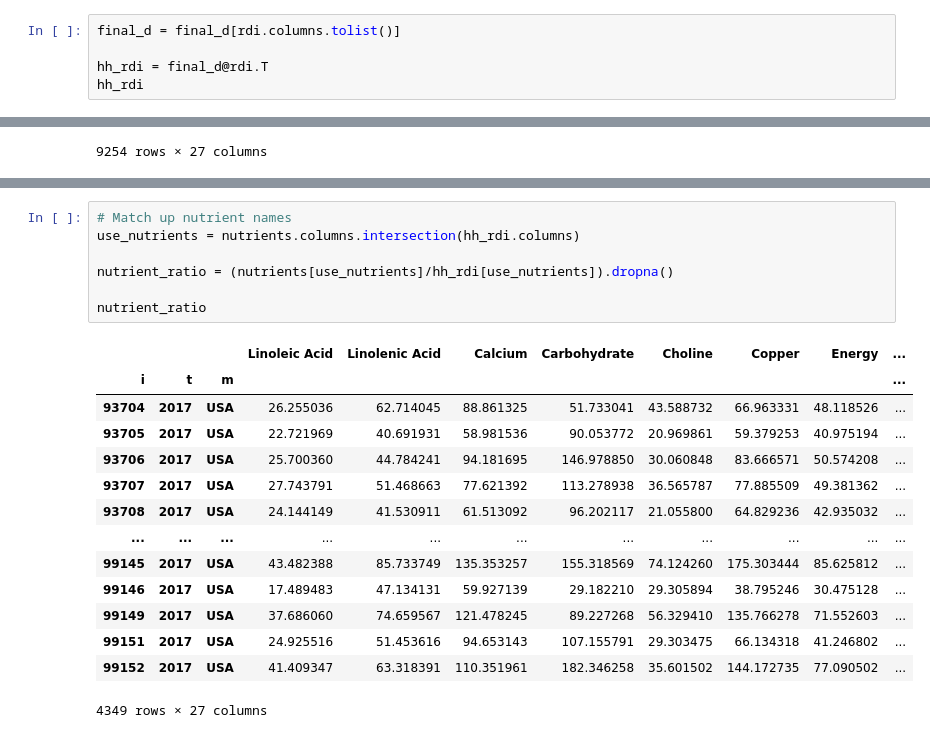
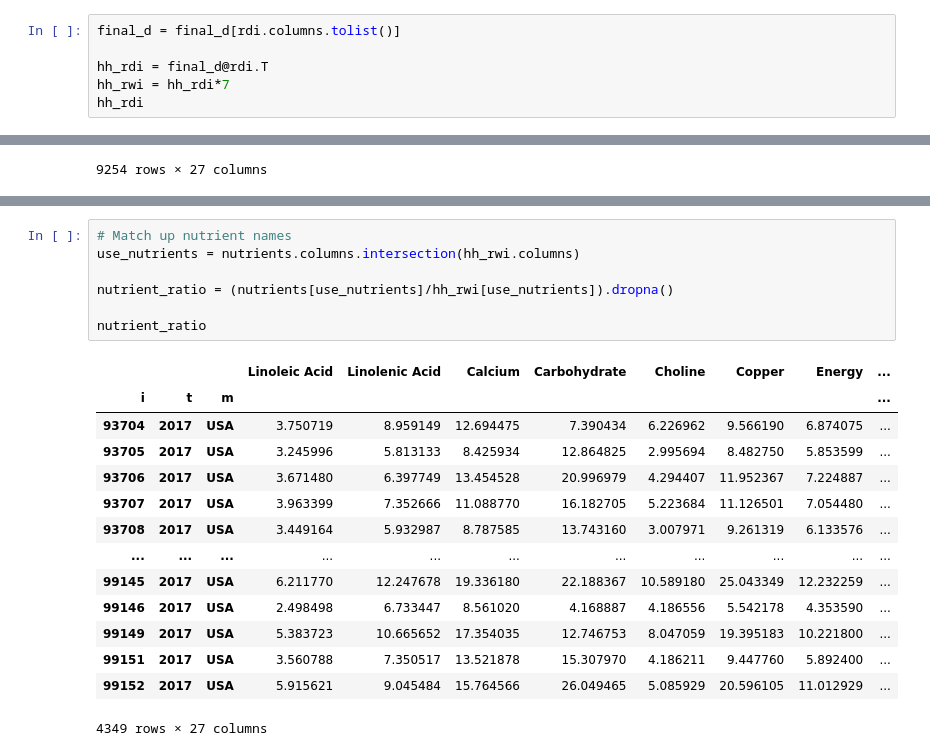
Before and after one commit to Reedhay/EEP153_Proj3, a Jupyter notebook: 2017_estimation_and_nutrition.ipynb, the cells around one changed output, grey strips where cells are left out. Saved outputs shown, nothing was run; the diff lists cells and outputs as text.

```diff
--- a/2017_complete.ipynb
+++ b/2017_estimation_and_nutrition.ipynb
@@ -786,6 +786,7 @@ final_d.head()
 final_d = final_d[rdi.columns.tolist()]
 
 hh_rdi = final_d@rdi.T
+hh_rwi = hh_rdi*7
 hh_rdi
 # %% [output]
 |  |  | n | Energy | Protein | Carbohydrate | Dietary Fiber | Linoleic Acid | Linolenic Acid | ... |
@@ -839,24 +806,24 @@ nutrients[use_nutrients]
 # %%
 # Match up nutrient names
-use_nutrients = nutrients.columns.intersection(hh_rdi.columns)
+use_nutrients = nutrients.columns.intersection(hh_rwi.columns)
 
-nutrient_ratio = (nutrients[use_nutrients]/hh_rdi[use_nutrients]).dropna()
+nutrient_ratio = (nutrients[use_nutrients]/hh_rwi[use_nutrients]).dropna()
 
 nutrient_ratio
 # %% [output]
 |  |  |  | Linoleic Acid | Linolenic Acid | Calcium | Carbohydrate | Choline | Copper | Energy | ... |
 | i | t | m |  |  |  |  |  |  |  | ... |
-| 93704 | 2017 | USA | 26.255036 | 62.714045 | 88.861325 | 51.733041 | 43.588732 | 66.963331 | 48.118526 | ... |
-| 93705 | 2017 | USA | 22.721969 | 40.691931 | 58.981536 | 90.053772 | 20.969861 | 59.379253 | 40.975194 | ... |
-| 93706 | 2017 | USA | 25.700360 | 44.784241 | 94.181695 | 146.978850 | 30.060848 | 83.666571 | 50.574208 | ... |
-| 93707 | 2017 | USA | 27.743791 | 51.468663 | 77.621392 | 113.278938 | 36.565787 | 77.885509 | 49.381362 | ... |
-| 93708 | 2017 | USA | 24.144149 | 41.530911 | 61.513092 | 96.202117 | 21.055800 | 64.829236 | 42.935032 | ... |
+| 93704 | 2017 | USA | 3.750719 | 8.959149 | 12.694475 | 7.390434 | 6.226962 | 9.566190 | 6.874075 | ... |
+| 93705 | 2017 | USA | 3.245996 | 5.813133 | 8.425934 | 12.864825 | 2.995694 | 8.482750 | 5.853599 | ... |
+| 93706 | 2017 | USA | 3.671480 | 6.397749 | 13.454528 | 20.996979 | 4.294407 | 11.952367 | 7.224887 | ... |
+| 93707 | 2017 | USA | 3.963399 | 7.352666 | 11.088770 | 16.182705 | 5.223684 | 11.126501 | 7.054480 | ... |
+| 93708 | 2017 | USA | 3.449164 | 5.932987 | 8.787585 | 13.743160 | 3.007971 | 9.261319 | 6.133576 | ... |
 | ... | ... | ... | ... | ... | ... | ... | ... | ... | ... | ... |
-| 99145 | 2017 | USA | 43.482388 | 85.733749 | 135.353257 | 155.318569 | 74.124260 | 175.303444 | 85.625812 | ... |
-| 99146 | 2017 | USA | 17.489483 | 47.134131 | 59.927139 | 29.182210 | 29.305894 | 38.795246 | 30.475128 | ... |
-| 99149 | 2017 | USA | 37.686060 | 74.659567 | 121.478245 | 89.227268 | 56.329410 | 135.766278 | 71.552603 | ... |
-| 99151 | 2017 | USA | 24.925516 | 51.453616 | 94.653143 | 107.155791 | 29.303475 | 66.134318 | 41.246802 | ... |
-| 99152 | 2017 | USA | 41.409347 | 63.318391 | 110.351961 | 182.346258 | 35.601502 | 144.172735 | 77.090502 | ... |
+| 99145 | 2017 | USA | 6.211770 | 12.247678 | 19.336180 | 22.188367 | 10.589180 | 25.043349 | 12.232259 | ... |
+| 99146 | 2017 | USA | 2.498498 | 6.733447 | 8.561020 | 4.168887 | 4.186556 | 5.542178 | 4.353590 | ... |
+| 99149 | 2017 | USA | 5.383723 | 10.665652 | 17.354035 | 12.746753 | 8.047059 | 19.395183 | 10.221800 | ... |
+| 99151 | 2017 | USA | 3.560788 | 7.350517 | 13.521878 | 15.307970 | 4.186211 | 9.447760 | 5.892400 | ... |
+| 99152 | 2017 | USA | 5.915621 | 9.045484 | 15.764566 | 26.049465 | 5.085929 | 20.596105 | 11.012929 | ... |
 4349 rows × 27 columns
 # %%
 %matplotlib inline
```
Also changed, not shown: parts of 5 cells of this notebook.
